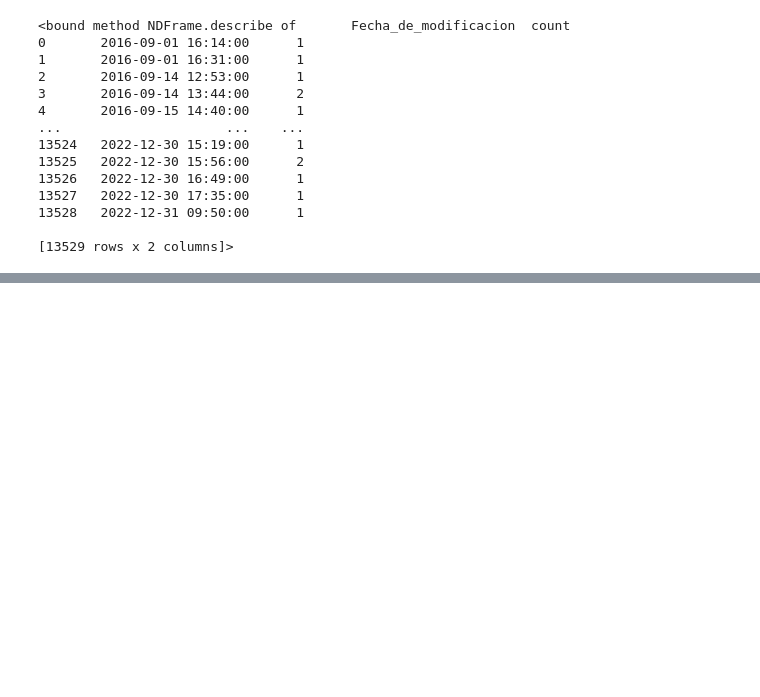
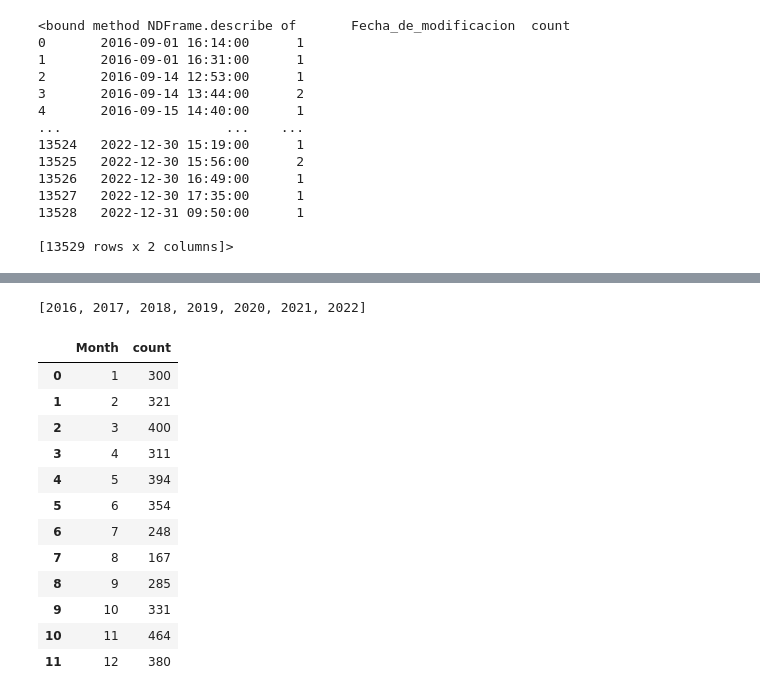
Before and after one commit to jvidorreta/TFG_SDG_JVID, a Jupyter notebook: TFG_SDG_JVID.ipynb, the cells around one changed output, grey strips where cells are left out. Drawn from its saved outputs; the diff is of its cells as text; code cells hidden in the pictures; blank space fills up the shorter version.

```diff
--- a/TFG_SDG_JVID.ipynb
+++ b/TFG_SDG_JVID.ipynb
@@ -336,0 +319,27 @@ data_2022
+# %%
+years = [2016,2017,2018,2019,2020,2021,2022]
+# %% [output]
+[2016, 2017, 2018, 2019, 2020, 2021, 2022]
+# %%
+counts_2016 = data_2016.groupby(['Month']).size().reset_index(name='count')
+counts_2017 = data_2017.groupby(['Month']).size().reset_index(name='count')
+counts_2018 = data_2018.groupby(['Month']).size().reset_index(name='count')
+counts_2019 = data_2019.groupby(['Month']).size().reset_index(name='count')
+counts_2020 = data_2020.groupby(['Month']).size().reset_index(name='count')
+counts_2021 = data_2021.groupby(['Month']).size().reset_index(name='count')
+counts_2022 = data_2022.groupby(['Month']).size().reset_index(name='count')
+counts_2022
+# %% [output]
+|  | Month | count |
+| 0 | 1 | 300 |
+| 1 | 2 | 321 |
+| 2 | 3 | 400 |
+| 3 | 4 | 311 |
+| 4 | 5 | 394 |
+| 5 | 6 | 354 |
+| 6 | 7 | 248 |
+| 7 | 8 | 167 |
+| 8 | 9 | 285 |
+| 9 | 10 | 331 |
+| 10 | 11 | 464 |
+| 11 | 12 | 380 |
```
Also changed, not shown: parts of 7 cells of this notebook.
